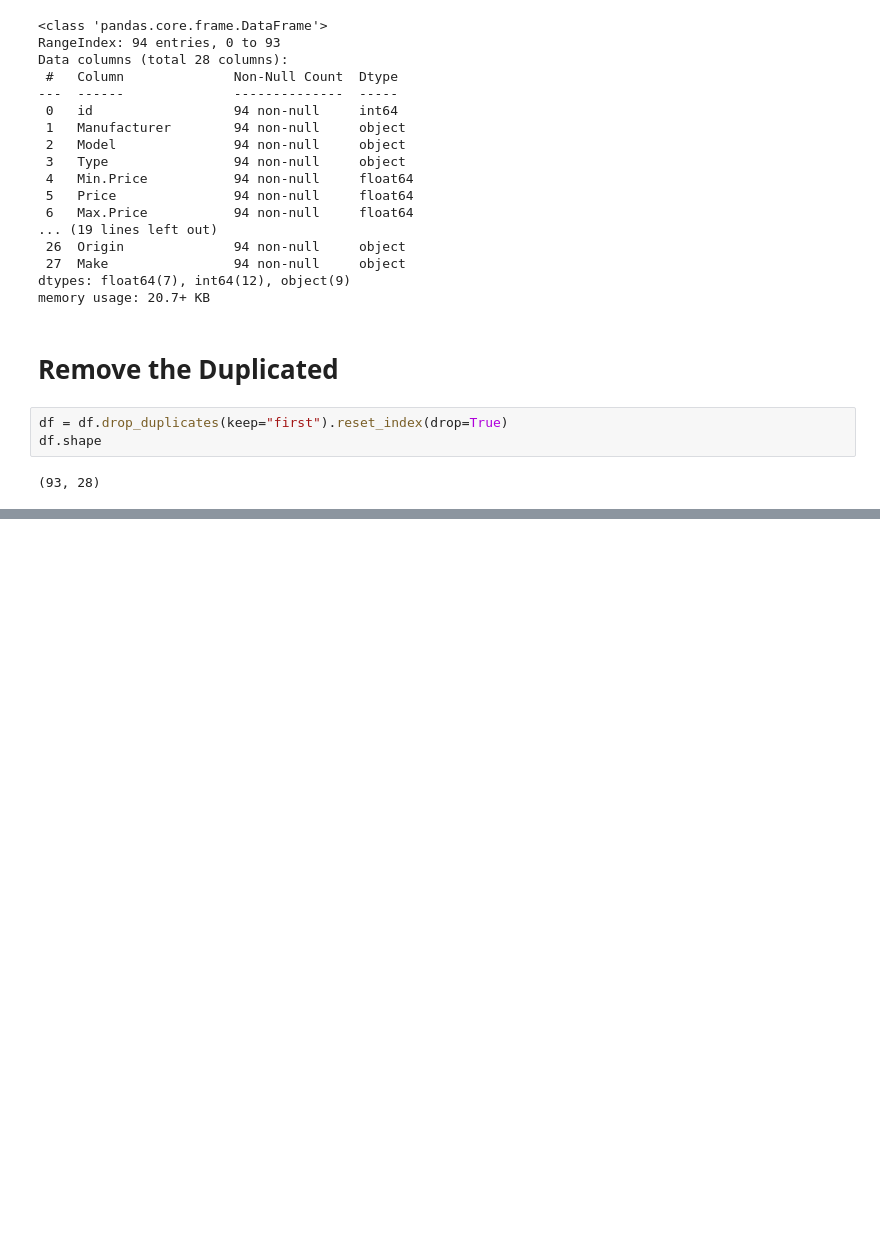
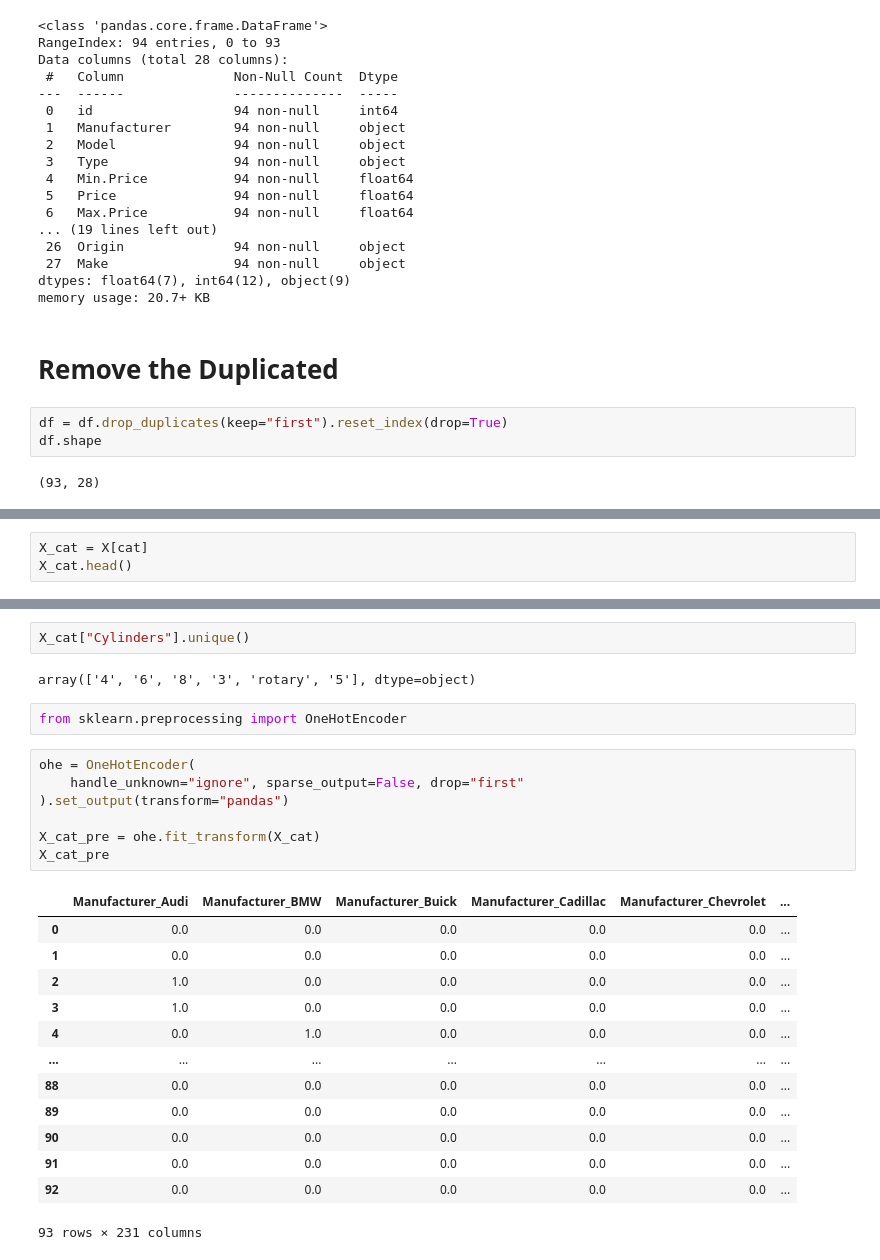
Before and after one commit to Aparna786711/machine_learning, a Jupyter notebook: 02MLR with Preprocess/preprocessing.ipynb, the cells around one changed output, grey strips where cells are left out. Cells and saved outputs as stored; diff of their text form; blank space fills up the shorter version.

Commit message:
MLR with preprocessing

```diff
--- a/02MLR with Preprocess/preprocessing.ipynb
+++ b/02MLR with Preprocess/preprocessing.ipynb
@@ -86,0 +255,3 @@ df.shape
+# %%
+X_cat = X[cat]
+X_cat.head()
@@ -86,0 +265,27 @@ df.shape
+# %%
+X_cat["Cylinders"].unique()
+# %% [output]
+array(['4', '6', '8', '3', 'rotary', '5'], dtype=object)
+# %%
+from sklearn.preprocessing import OneHotEncoder
+# %%
+ohe = OneHotEncoder(
+    handle_unknown="ignore", sparse_output=False, drop="first"
+).set_output(transform="pandas")
+
+X_cat_pre = ohe.fit_transform(X_cat)
+X_cat_pre
+# %% [output]
+|  | Manufacturer_Audi | Manufacturer_BMW | Manufacturer_Buick | Manufacturer_Cadillac | Manufacturer_Chevrolet | ... |
+| 0 | 0.0 | 0.0 | 0.0 | 0.0 | 0.0 | ... |
+| 1 | 0.0 | 0.0 | 0.0 | 0.0 | 0.0 | ... |
+| 2 | 1.0 | 0.0 | 0.0 | 0.0 | 0.0 | ... |
+| 3 | 1.0 | 0.0 | 0.0 | 0.0 | 0.0 | ... |
+| 4 | 0.0 | 1.0 | 0.0 | 0.0 | 0.0 | ... |
+| ... | ... | ... | ... | ... | ... | ... |
+| 88 | 0.0 | 0.0 | 0.0 | 0.0 | 0.0 | ... |
+| 89 | 0.0 | 0.0 | 0.0 | 0.0 | 0.0 | ... |
+| 90 | 0.0 | 0.0 | 0.0 | 0.0 | 0.0 | ... |
+| 91 | 0.0 | 0.0 | 0.0 | 0.0 | 0.0 | ... |
+| 92 | 0.0 | 0.0 | 0.0 | 0.0 | 0.0 | ... |
+93 rows × 231 columns
```
Also changed, not shown: parts of 25 cells of this notebook.
